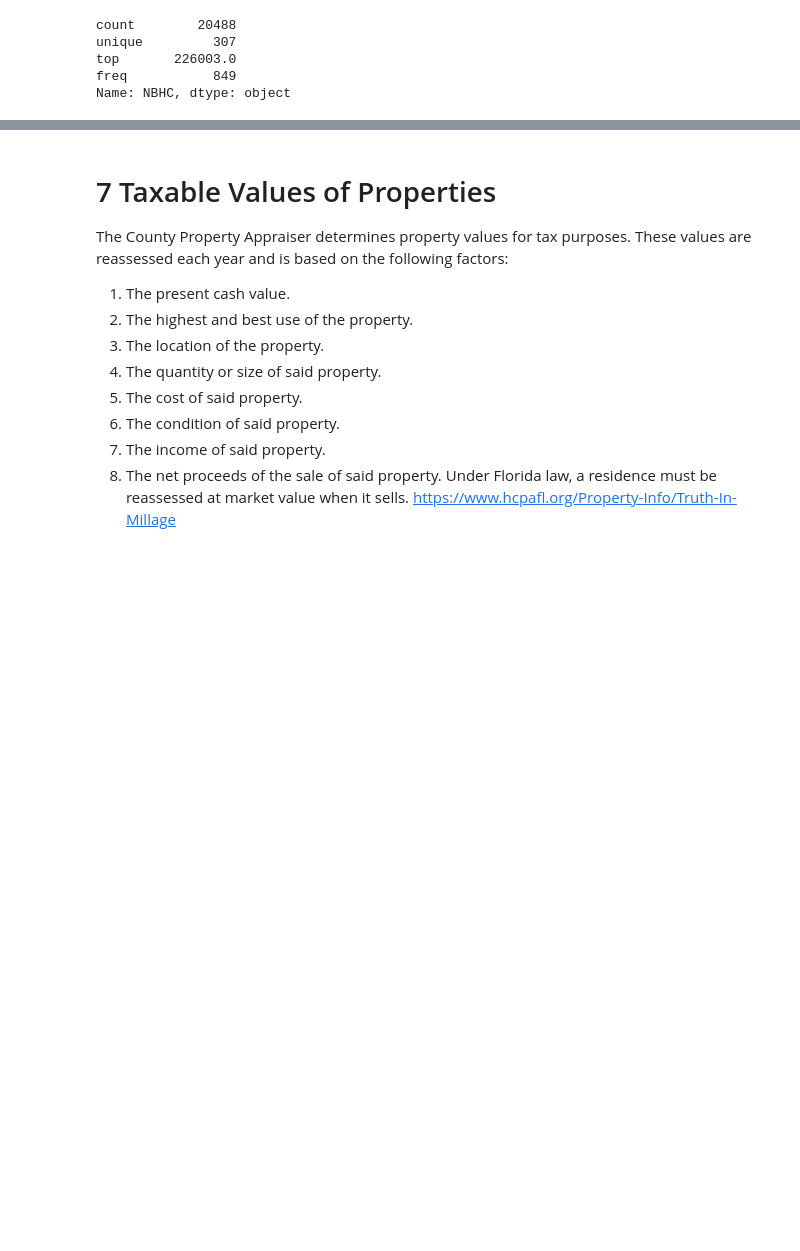
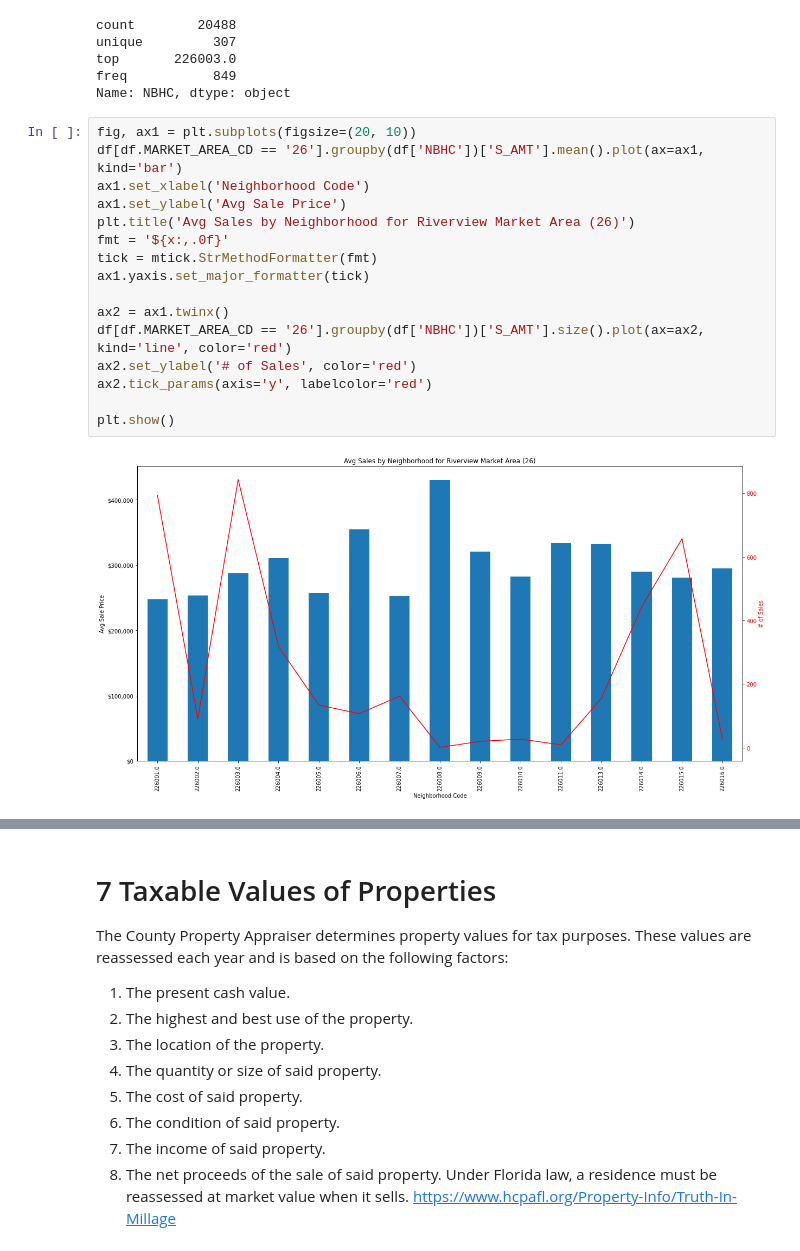
Before and after one commit to mkars01/real-estate-invest-recommender, a Jupyter notebook: notebooks/03_Exploratory_Data_Analysis.ipynb, the cells around one changed output, grey strips where cells are left out. Cells and saved outputs as stored; diff of their text form; blank space fills up the shorter version.

Commit message:
initial draft of final report and EDA on NBHC and SUB

```diff
--- a/notebooks/03_Exploratory_Data_Analysis.ipynb
+++ b/notebooks/03_Exploratory_Data_Analysis.ipynb
@@ -366,3 +366,21 @@ unique         307
 top       226003.0
 freq           849
 Name: NBHC, dtype: object
+# %%
+fig, ax1 = plt.subplots(figsize=(20, 10))
+df[df.MARKET_AREA_CD == '26'].groupby(df['NBHC'])['S_AMT'].mean().plot(ax=ax1, kind='bar')
+ax1.set_xlabel('Neighborhood Code')
+ax1.set_ylabel('Avg Sale Price')
+plt.title('Avg Sales by Neighborhood for Riverview Market Area (26)')
+fmt = '${x:,.0f}'
+tick = mtick.StrMethodFormatter(fmt)
+ax1.yaxis.set_major_formatter(tick)
+
+ax2 = ax1.twinx()
+df[df.MARKET_AREA_CD == '26'].groupby(df['NBHC'])['S_AMT'].size().plot(ax=ax2, kind='line', color='red')
+ax2.set_ylabel('# of Sales', color='red')
+ax2.tick_params(axis='y', labelcolor='red')
+
+plt.show()
+# %% [output]
+[figure, added]
```
Also changed, not shown: parts of 20 cells of this notebook, 6 other files.
